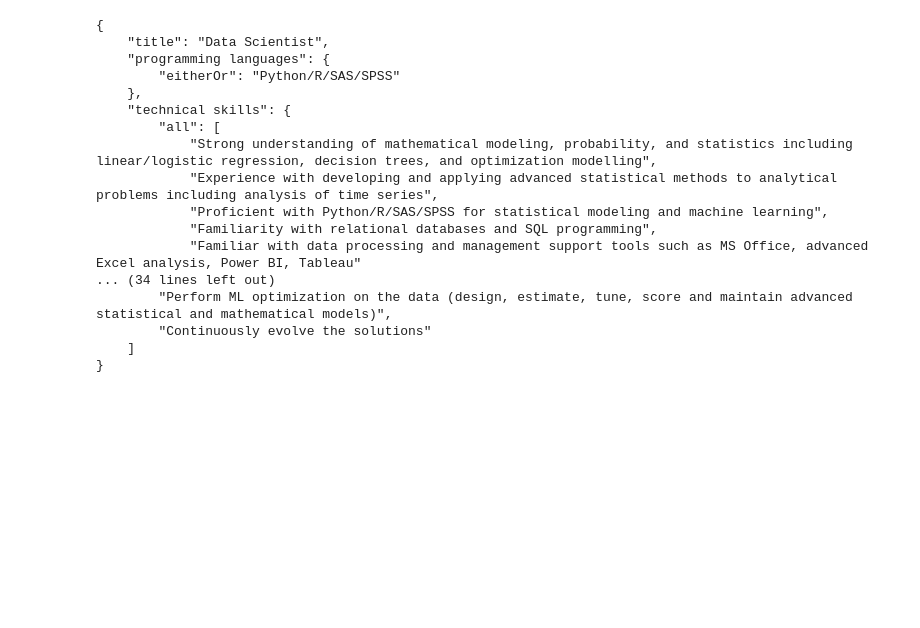
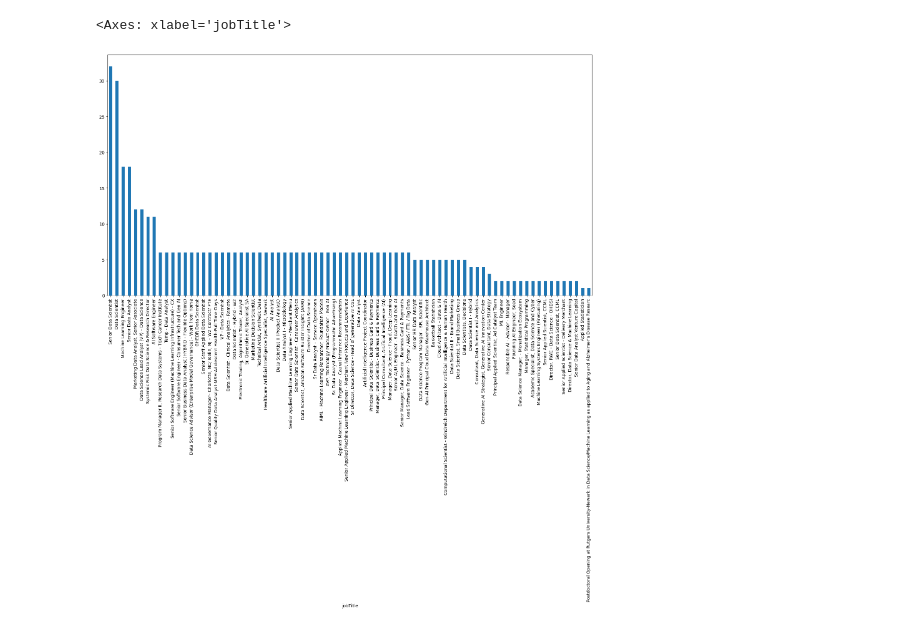
Before and after one commit to sahleone/Selenium-Webscraping, a Jupyter notebook: zero-shot- learning.ipynb, the cells around one changed output. Drawn from its saved outputs; the diff is of its cells as text; code cells hidden in the pictures; blank space fills up the shorter version.

```diff
--- a/zero-shot- learning.ipynb
+++ b/zero-shot- learning.ipynb
@@ -34,6 +23,0 @@ df_all.head()
-# %%
-df_all['describtion'] = df_all['describtion'].str.lower()
-
-df_all['describtion'] = df_all['describtion'].str.replace('\n', ' ')
-
-df_all.head()
@@ -47,9 +24,10 @@ df_all.head()
 # %%
+df_all['description'] = df_all['description'].str.lower()
+
+df_all.rename(columns={'describtion':'description'}, inplace=True)
+# df_all['description'] = df_all['description'].str.replace('\n', ' ')
+
 # remove all non-numeric characters
-from cgitb import reset
-from operator import index
-
-
 df_all['salary'] = df_all['salary'].str.replace(r'[^\d,-]', '', regex=True)
 df_all['salary'] = df_all['salary'].str.replace(',', '')
 df_all['salary'].fillna('-1', inplace=True)
@@ -63,6 +41,6 @@ salary['min_salary'] = salary['min_salary'].apply(lambda x: x if len(x) > 3 else
 salary['max_salary'] = salary['max_salary'].apply(lambda x: x if len(x) > 3 else x + '000')
 
 df_all.drop('salary', axis=1, inplace=True)
-df_all = pd.concat([df_all,salary.astype('int32')])
+df_all = pd.concat([df_all, salary.astype('int32')], axis=1)
 
 df_all.reset_index(inplace=True, drop=True)
@@ -68,0 +79,5 @@ df_all.reset_index(inplace=True, drop=True)
+# %%
+df_all['jobTitle'].value_counts().plot(kind='bar', figsize=(20, 10))
+# %% [output]
+<Axes: xlabel='jobTitle'>
+[figure, added]
@@ -103,21 +149,2 @@ template = f"""
 # %%
-temp = get_result(template, model = llm_model, temperature=0)
-print(temp)
+df_all['job_family']  = df_all['jobTitle'].apply(lambda x: get_result(template.format(job_title=x),model = llm_model, temperature=0))
-# %% [output]
-{
-    "title": "Data Scientist",
-    "programming languages": {
-        "eitherOr": "Python/R/SAS/SPSS"
-    },
-    "technical skills": {
-        "all": [
-            "Strong understanding of mathematical modeling, probability, and statistics including linear/logistic regression, decision trees, and optimization modelling",
-            "Experience with developing and applying advanced statistical methods to analytical problems including analysis of time series",
-            "Proficient with Python/R/SAS/SPSS for statistical modeling and machine learning",
-            "Familiarity with relational databases and SQL programming",
-            "Familiar with data processing and management support tools such as MS Office, advanced Excel analysis, Power BI, Tableau"
-... (34 lines left out)
-        "Perform ML optimization on the data (design, estimate, tune, score and maintain advanced statistical and mathematical models)",
-        "Continuously evolve the solutions"
-    ]
-}
```
Also changed, not shown: parts of 36 cells of this notebook, 3 other files.
